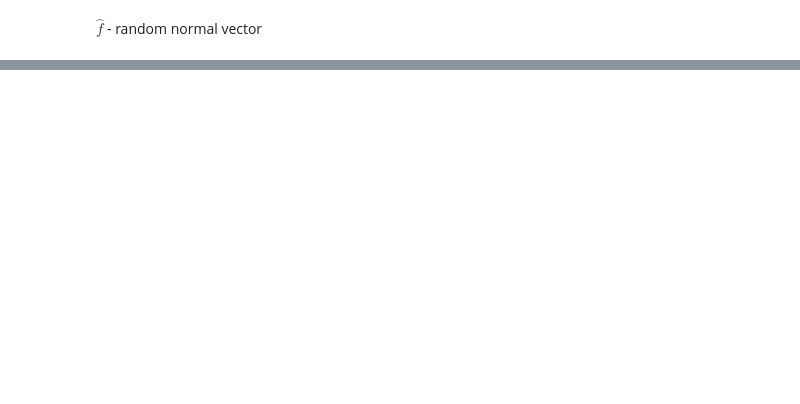
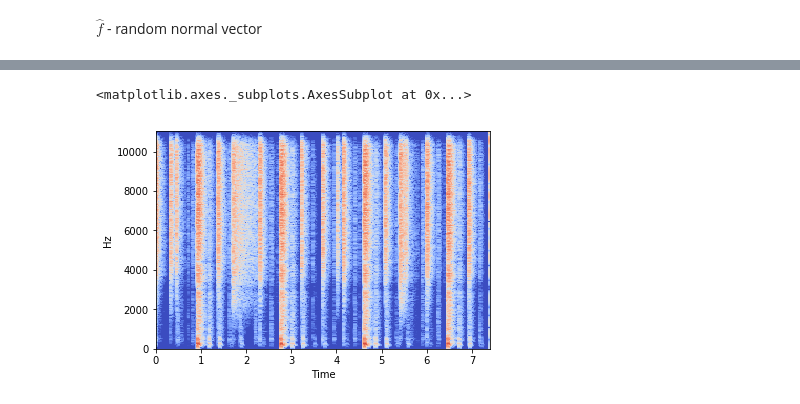
Before and after one commit to lambdaofgod/examples-counterexamples, a Jupyter notebook: notebooks/Audio in Jupyter - DSP.ipynb, the cells around one changed output, grey strips where cells are left out. Saved outputs shown, nothing was run; the diff lists cells and outputs as text; code cells hidden in the pictures; blank space fills up the shorter version.

```diff
--- a/notebooks/Audio in Jupyter - DSP.ipynb
+++ b/notebooks/Audio in Jupyter - DSP.ipynb
@@ -85,0 +89,12 @@ plot_spectrogram(*x_random_frequency_spectrogram_data)
+# %%
+n_fft = 2048
+hop_length= n_fft // 4
+
+wave_stft = librosa.spectrum.stft(wave, n_fft=n_fft, hop_length=hop_length, window=('tukey', 0.25))
+# %%
+librosa.display.specshow(
+    librosa.amplitude_to_db(abs(wave_stft)),
+    sr=rate, y_axis='hz', x_axis='time', cmap='coolwarm')
+# %% [output]
+<matplotlib.axes._subplots.AxesSubplot at 0x...>
+[figure, added]
```
Also changed, not shown: parts of 20 cells of this notebook.
